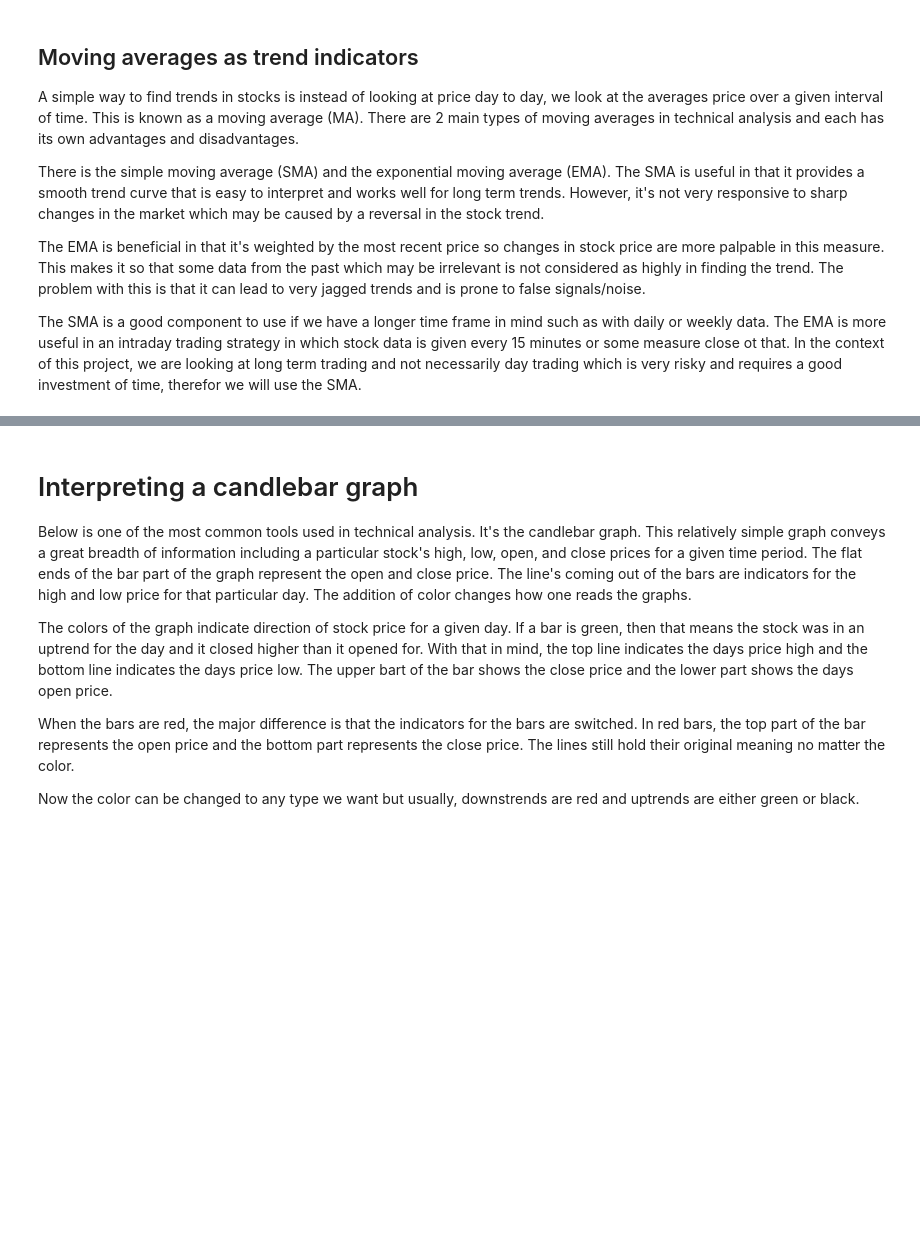
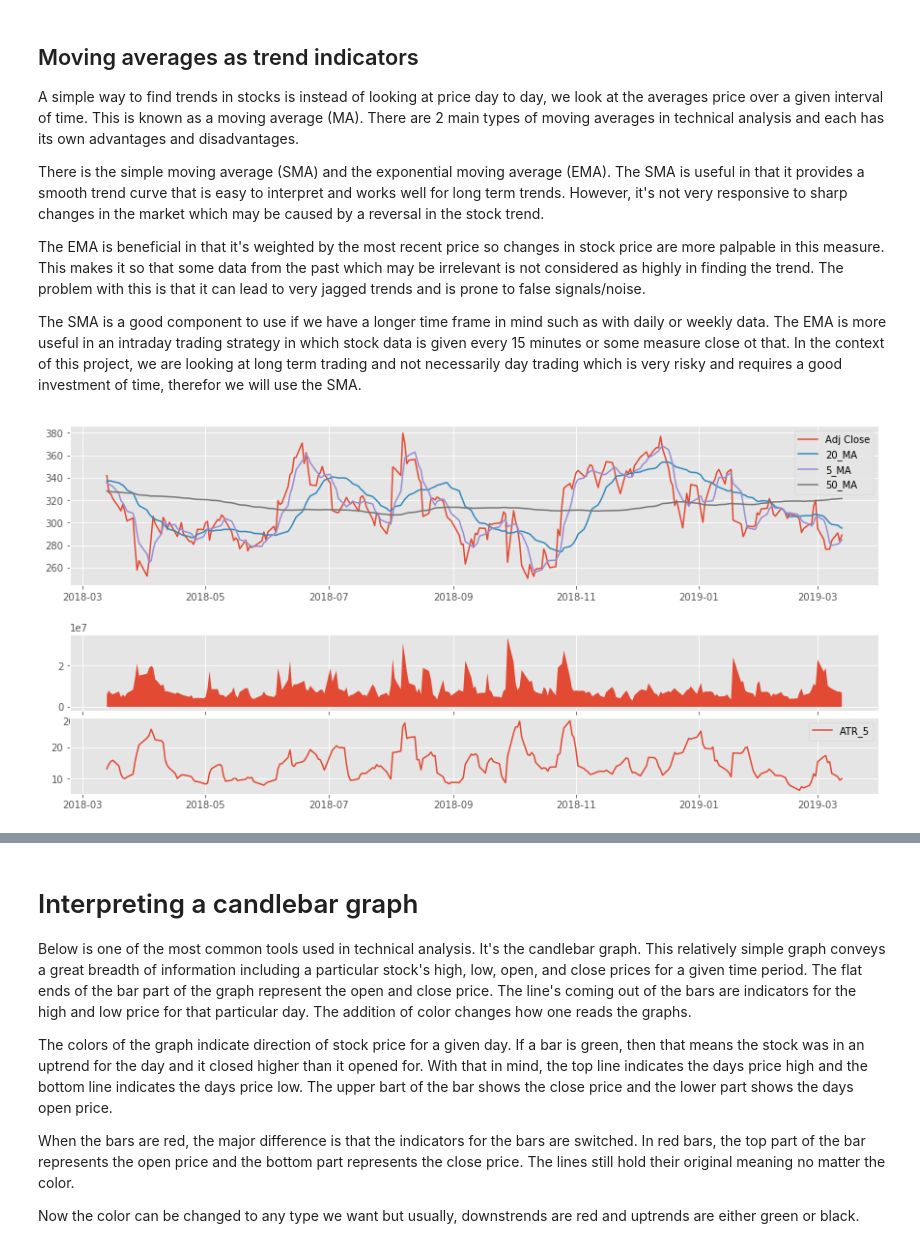
Before and after one commit to sohaibk321/quant_analysis_stocks, a Jupyter notebook: Investor guide-Copy1.ipynb, the cells around one changed output, grey strips where cells are left out. Saved outputs shown, nothing was run; the diff lists cells and outputs as text; code cells hidden in the pictures; blank space fills up the shorter version.

```diff
--- a/Investor guide-Copy1.ipynb
+++ b/Investor guide-Copy1.ipynb
@@ -175,18 +236,20 @@ The SMA is a good component to use if we have a longer time frame in mind such a
 # %%
 ax1 = plt.subplot2grid((9,1), loc=(0,0), rowspan=4, colspan=(1))
 ax2 = plt.subplot2grid((9,1), loc=(5,0), rowspan=2, colspan=(1), sharex=ax1)
 ax3 = plt.subplot2grid((9,1), loc=(7,0), rowspan=2, colspan=(1), sharex=ax1)
 start = -252 #1 trading year
 end = -1
 
 
 ax1.plot(tsla_df.index[start:], tsla_df['Adj Close'][start:])
-ax1.plot(tsla_df.index[start:], tsla_df['21_MA'][start:])
+ax1.plot(tsla_df.index[start:], tsla_df['20_MA'][start:])
 ax1.plot(tsla_df.index[start:], tsla_df['5_MA'][start:])
-ax1.plot(tsla_df.index[start:], tsla_df['100_MA'][start:])
+ax1.plot(tsla_df.index[start:], tsla_df['50_MA'][start:])
 ax2.fill_between(tsla_df.index[start:], tsla_df['Volume'][start:], 0)
 #ax2.ylabel('Volume')
-ax3.plot(tsla_df.index[start:], tsla_df['% ATR'][start:])
+ax3.plot(tsla_df.index[start:], tsla_df['ATR_5'][start:])
 ax1.legend()
 ax3.legend()
 plt.show()
+# %% [output]
+[figure, added]
```
Also changed, not shown: parts of 52 cells of this notebook.
